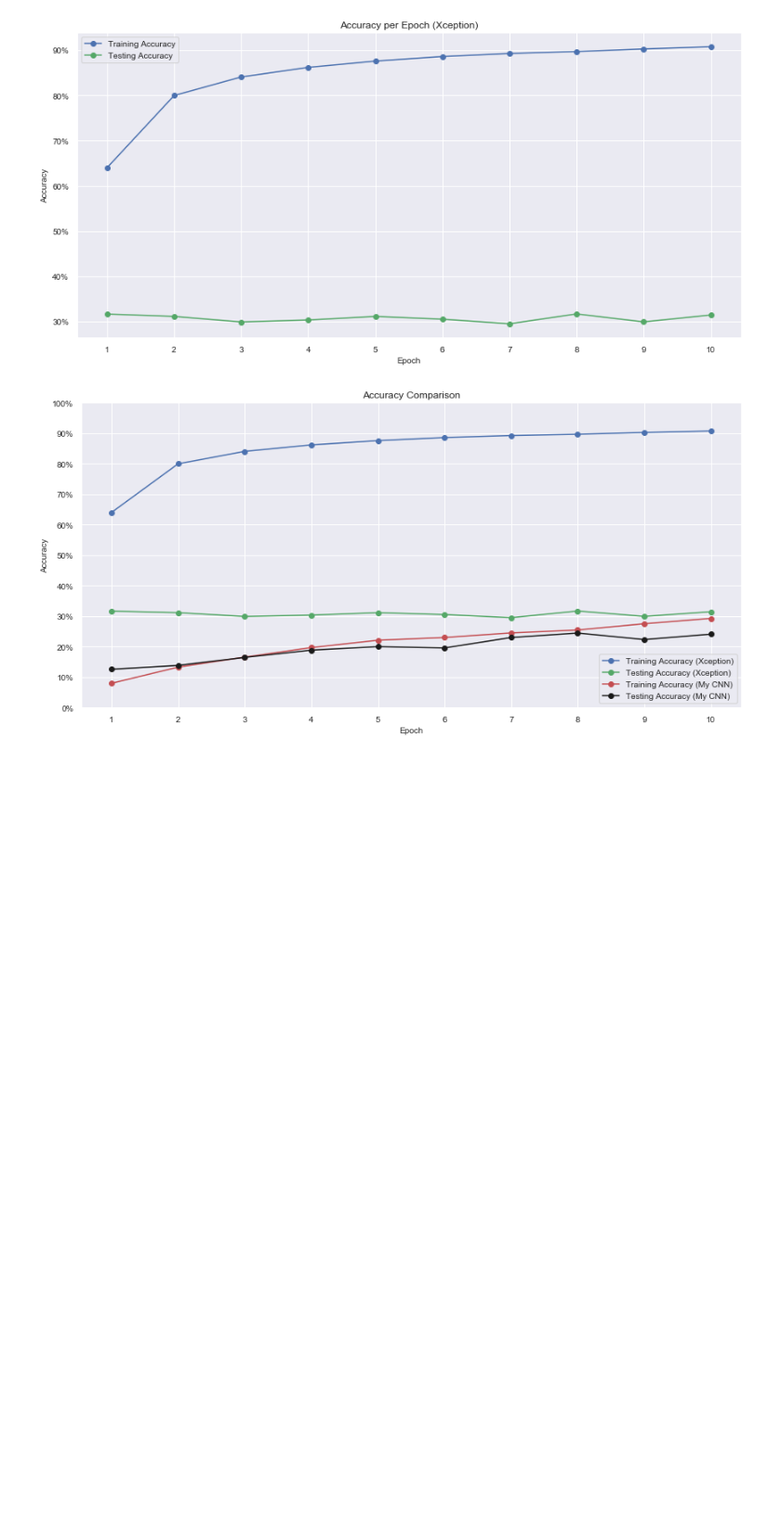
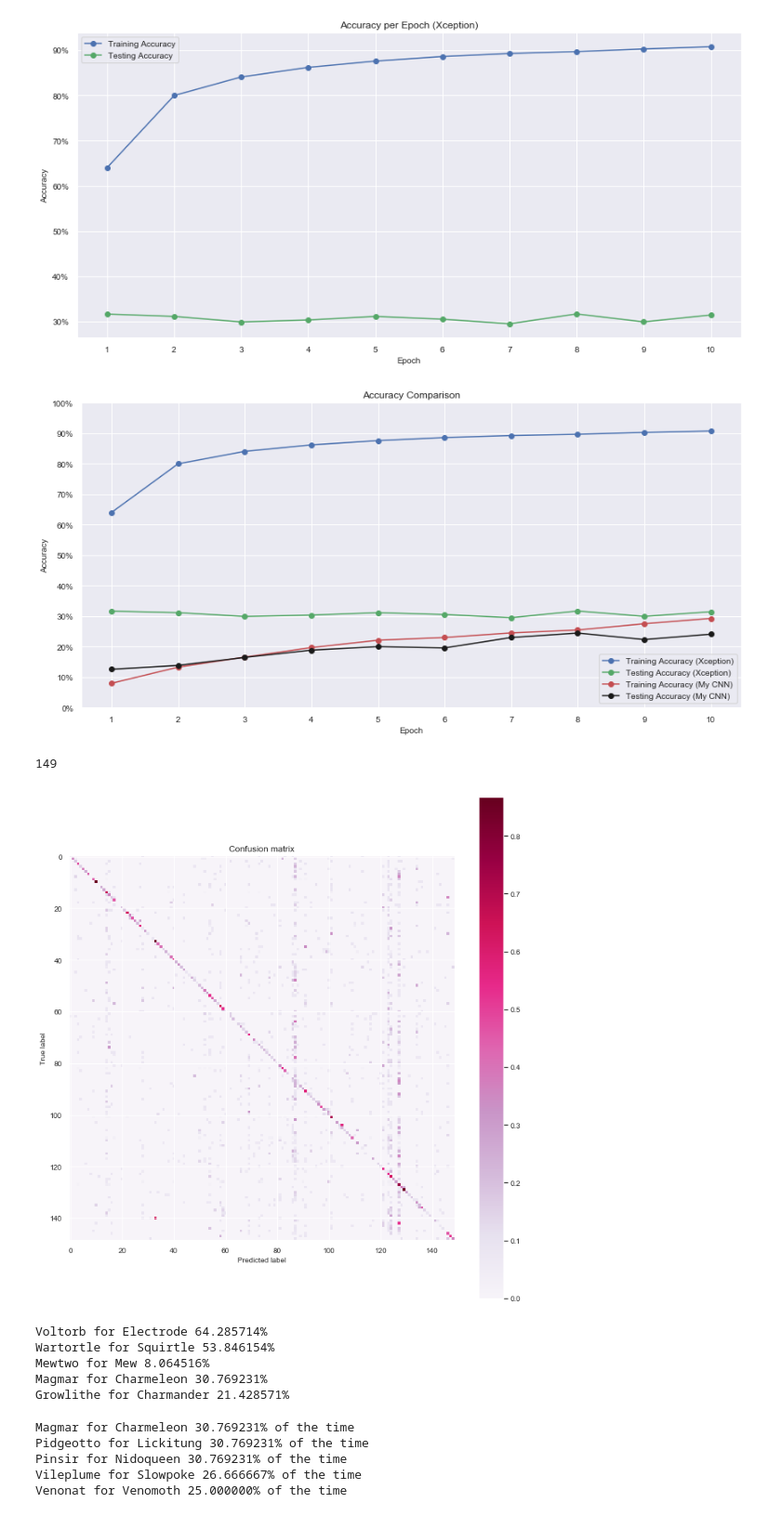
Before and after one commit to NJacobsohn/Whos_That_Pokemon, a Jupyter notebook: notebooks/data_visualization.ipynb, the cells around one changed output. Shown at 93% size. Saved outputs shown, nothing was run; the diff lists cells and outputs as text; code cells hidden in the pictures; blank space fills up the shorter version.

```diff
--- a/notebooks/data_visualization.ipynb
+++ b/notebooks/data_visualization.ipynb
@@ -25,6 +25,8 @@ Using TensorFlow backend.
 # %%
 with open('../models/metrics/model_2700_cm.txt', 'rb') as f:
     cm_my_model = pickle.load(f)
+with open('../models/metrics/xception_cm.txt', 'rb') as f:
+    cm_xception = pickle.load(f)
 with open('../pickles/class_names.p', 'rb') as f:
     class_names = pickle.load(f)
 # %%
@@ -283,2 +285,29 @@ plt.savefig("../img/accuracy_comparison.png", dpi=200)
 # %% [output]
 [figure]
+# %%
+sze = 149
+plot_confusion_matrix(cm_xception[:sze,:sze], class_names[:sze], cmap=plt.cm.PuRd)
+plt.tight_layout()
+#plt.savefig("../img/xception_cm.png", dpi=200)
+# %% [output]
+149
+[figure, added]
+# %%
+d = defaultdict(list)
+
+for i in range(len(cm_my_model)):
+    for j in range(i):
+      d[cm_xception[i][j]].append((i, j))
+
+for value, positions in nlargest(5, d.items(), key=lambda item: item[0]):
+    #print(value, positions)
+    target = class_names[positions[0][0]]
+    predicted = class_names[positions[0][1]]
+    perc = value/sum(cm_my_model[positions[0][0]])
+    print (target + " for " + predicted, f'{perc*100:1f}%')
+# %% [output]
+Voltorb for Electrode 64.285714%
+Wartortle for Squirtle 53.846154%
+Mewtwo for Mew 8.064516%
+Magmar for Charmeleon 30.769231%
+Growlithe for Charmander 21.428571%
@@ -284,0 +323,9 @@ plt.savefig("../img/accuracy_comparison.png", dpi=200)
+# %%
+for value, positions in nlargest(5, perc_dict.items(), key=lambda item: item[1]):
+    print(value + " {:0f}% of the time".format(perc_dict[value]*100))
+# %% [output]
+Magmar for Charmeleon 30.769231% of the time
+Pidgeotto for Lickitung 30.769231% of the time
+Pinsir for Nidoqueen 30.769231% of the time
+Vileplume for Slowpoke 26.666667% of the time
+Venonat for Venomoth 25.000000% of the time
```
Also changed, not shown: parts of 4 cells of this notebook, 10 other files.
